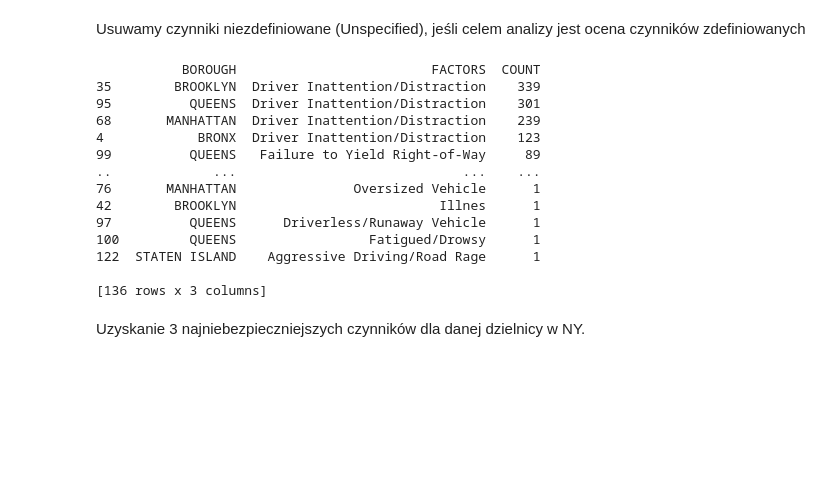
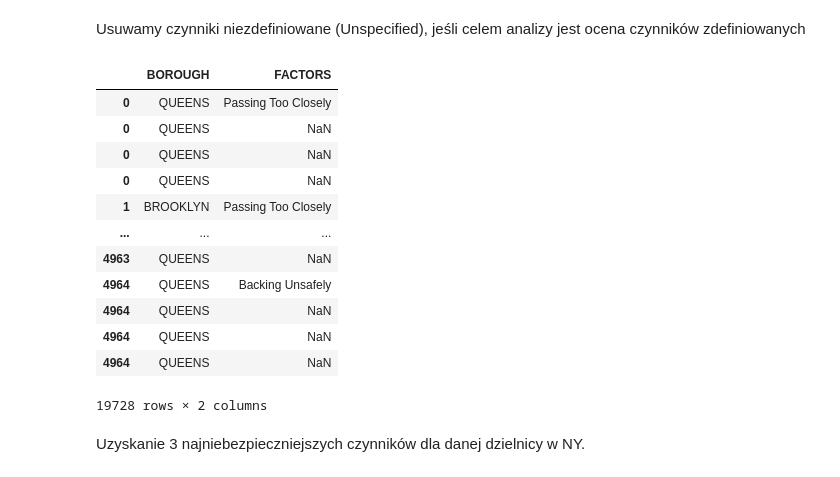
Before and after one commit to AlicjaB90/Projekt_Pandas, a Jupyter notebook: 1. Najniebezpieczniejsze czynniki wypadków w danej dzielnicy NY (wersja 2).ipynb, the cells around one changed output. Saved outputs shown, nothing was run; the diff lists cells and outputs as text; code cells hidden in the pictures; blank space fills up the shorter version.

```diff
--- a/1. Najniebezpieczniejsze czynniki wypadków w danej dzielnicy NY (wersja 2).ipynb
+++ b/1. Najniebezpieczniejsze czynniki wypadków w danej dzielnicy NY (wersja 2).ipynb
@@ -198,24 +192,23 @@ frequency_counts_sort
 141 rows × 3 columns
 # %% [markdown]
 Usuwamy czynniki niezdefiniowane (Unspecified), jeśli celem analizy jest ocena czynników zdefiniowanych
-# %%
-frequency_counts_sort = frequency_counts_sort[~(frequency_counts_sort['FACTORS'] == 'Unspecified')]
-print(frequency_counts_sort)
-# %% [output]
-           BOROUGH                         FACTORS  COUNT
-35        BROOKLYN  Driver Inattention/Distraction    339
-95          QUEENS  Driver Inattention/Distraction    301
-68       MANHATTAN  Driver Inattention/Distraction    239
-4            BRONX  Driver Inattention/Distraction    123
-99          QUEENS   Failure to Yield Right-of-Way     89
-..             ...                             ...    ...
-76       MANHATTAN               Oversized Vehicle      1
-42        BROOKLYN                          Illnes      1
-97          QUEENS      Driverless/Runaway Vehicle      1
-100         QUEENS                 Fatigued/Drowsy      1
-122  STATEN ISLAND    Aggressive Driving/Road Rage      1
-
-[136 rows x 3 columns]
+# %%
+top_factors_specified = nypd_factors_clean_exploded[nypd_factors_clean_exploded['FACTORS'] != 'Unspecified']
+top_factors_specified
+# %% [output]
+|  | BOROUGH | FACTORS |
+| 0 | QUEENS | Passing Too Closely |
+| 0 | QUEENS | NaN |
+| 0 | QUEENS | NaN |
+| 0 | QUEENS | NaN |
+| 1 | BROOKLYN | Passing Too Closely |
+| ... | ... | ... |
+| 4963 | QUEENS | NaN |
+| 4964 | QUEENS | Backing Unsafely |
+| 4964 | QUEENS | NaN |
+| 4964 | QUEENS | NaN |
+| 4964 | QUEENS | NaN |
+19728 rows × 2 columns
 # %% [markdown]
 Uzyskanie 3 najniebezpieczniejszych czynników dla danej dzielnicy w NY.
 # %%
```
Also changed, not shown: parts of 4 cells of this notebook.
